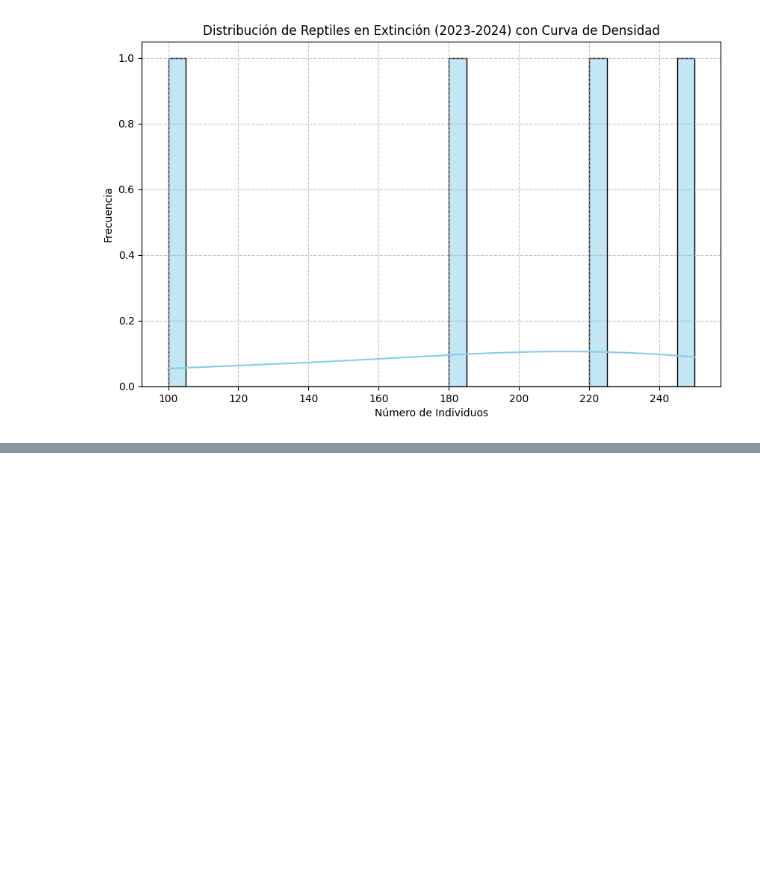
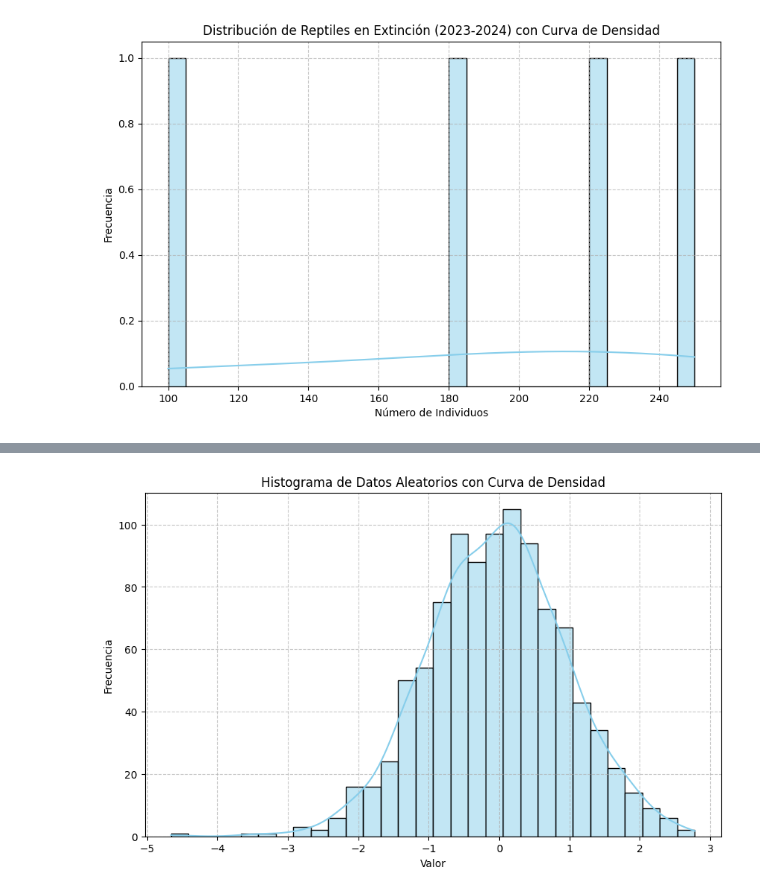
Before and after one commit to Vanessa0ne/phyton, a Jupyter notebook: HISTOGRAMA_CON_PYTHON.ipynb, the cells around one changed output, grey strips where cells are left out. Drawn from its saved outputs; the diff is of its cells as text; code cells hidden in the pictures; blank space fills up the shorter version.

```diff
--- a/HISTOGRAMA_CON_PYTHON.ipynb
+++ b/HISTOGRAMA_CON_PYTHON.ipynb
@@ -876,0 +941,20 @@ Index(['Especie', 'Región', 'Número de Individuos'], dtype='object')
+# %%
+# Crear algunos datos de ejemplo
+data = np.random.randn(1000)
+
+# Crear el histograma
+plt.figure(figsize=(10, 6))
+sns.histplot(data, bins=30, kde=True, color='skyblue', edgecolor='black')
+
+# Configurar etiquetas y título
+plt.xlabel('Valor')
+plt.ylabel('Frecuencia')
+plt.title('Histograma de Datos Aleatorios con Curva de Densidad')
+
+# Configurar la rejilla
+plt.grid(True, linestyle='--', alpha=0.7)
+
+# Mostrar el gráfico
+plt.show()
+# %% [output]
+[figure, added]
```
Also changed, not shown: parts of 4 cells of this notebook.
